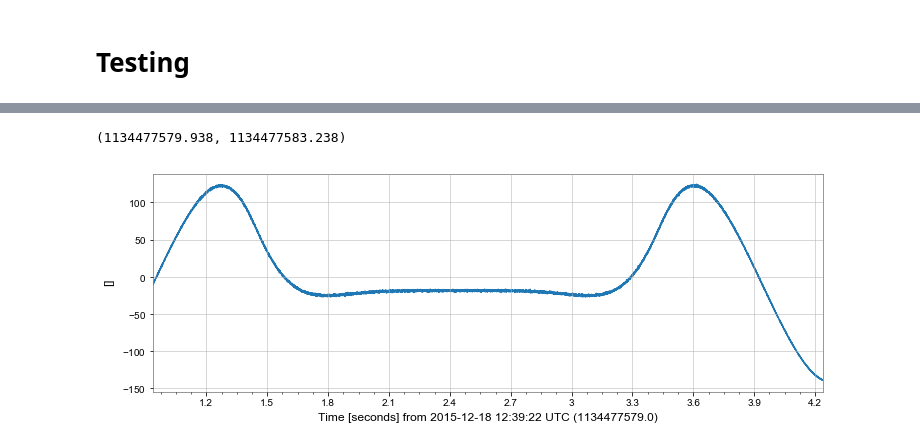
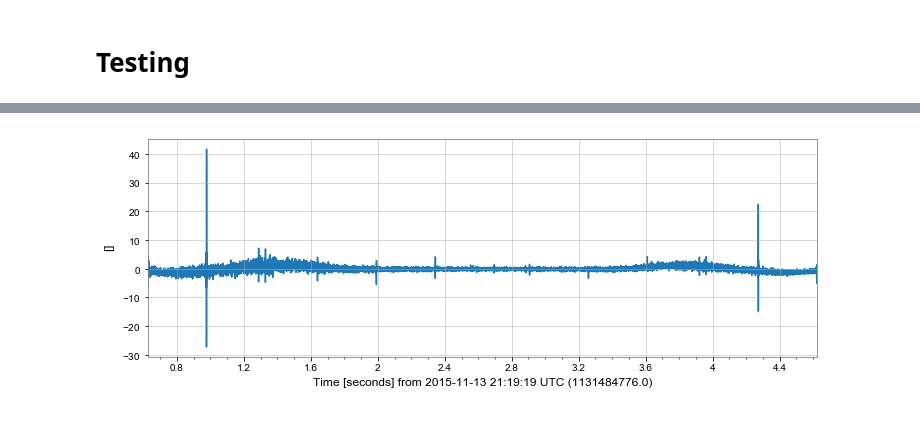
Before and after one commit to GilesStrong/LIP_DS_2019_Challenge, a Jupyter notebook: notebooks/Image_Creation.ipynb, the cells around one changed output, grey strips where cells are left out. Saved outputs shown, nothing was run; the diff lists cells and outputs as text; code cells hidden in the pictures.

Commit message:
Adding predefined filter lines

```diff
--- a/notebooks/Image_Creation.ipynb
+++ b/notebooks/Image_Creation.ipynb
@@ -128,6 +169,8 @@ proc_sample(test_df, 'test')
 # Testing
 # %%
 gid = 'bdjBbWwqDG'
+gid = 'T8Envi8aOu'
 gps = data.loc[data.id==gid, 'GPStime'].values[0]
+ifo = data.loc[data.id==gid, 'ifo'].values[0]
 name = glob(str(PATH/f'hdf5/*{gid}*'))[0]
 with h5py.File(PATH/f'hdf5/{name}', 'r') as fin: strain = np.array(fin["Strain"]["Strain"].value)
@@ -152,4 +176,0 @@ Image.fromarray(img, 'RGB')
-# %%
-f, t, img = signal.spectrogram(pstrain, window='hann',fs=SAMPLE_RATE, nperseg=NPERSEG, noverlap=NPERSEG//K1, nfft=NFFT)
-plt.figure()
-plt.pcolormesh(t, f, preprocessing.minmax_scale(img))
@@ -190,0 +222,11 @@ gps
+# %%
+def get_freqs(df:pd.DataFrame) -> list:
+    freqs = list(df.loc[df.type==0, 'f'])
+    for l in df[df.type==1].values: freqs += [((h+1)*l[0])+l[2] for h in range(l[3], l[4])]
+    for l in df[df.type==2].values: freqs += [(((h+1)*l[0])+l[2])-(h+1) for h in range(l[3], l[4])]
+    return freqs
+# %%
+freqs = get_freqs(h1_lines if ifo == 'H1' else l1_lines)
+notches = [filter_design.notch(f, hdata.sample_rate) for f in freqs]
+powernotch = filter_design.concatenate_zpks(*notches)
+hclean = hbp.filter(powernotch, filtfilt=True)
@@ -217,8 +255,6 @@ whitened = hclean.whiten(2, 1)
 # %%
 plot = whitened.plot()
 ax = plot.gca()
 ax.set_epoch(int(gps))
-ax.set_xlim(gps+0.5, gps+3.8)
 # %% [output]
-(1134477579.938, 1134477583.238)
-[figure, old version]
+[figure, new version]
```
Also changed, not shown: parts of 44 cells of this notebook, 2 other files.
